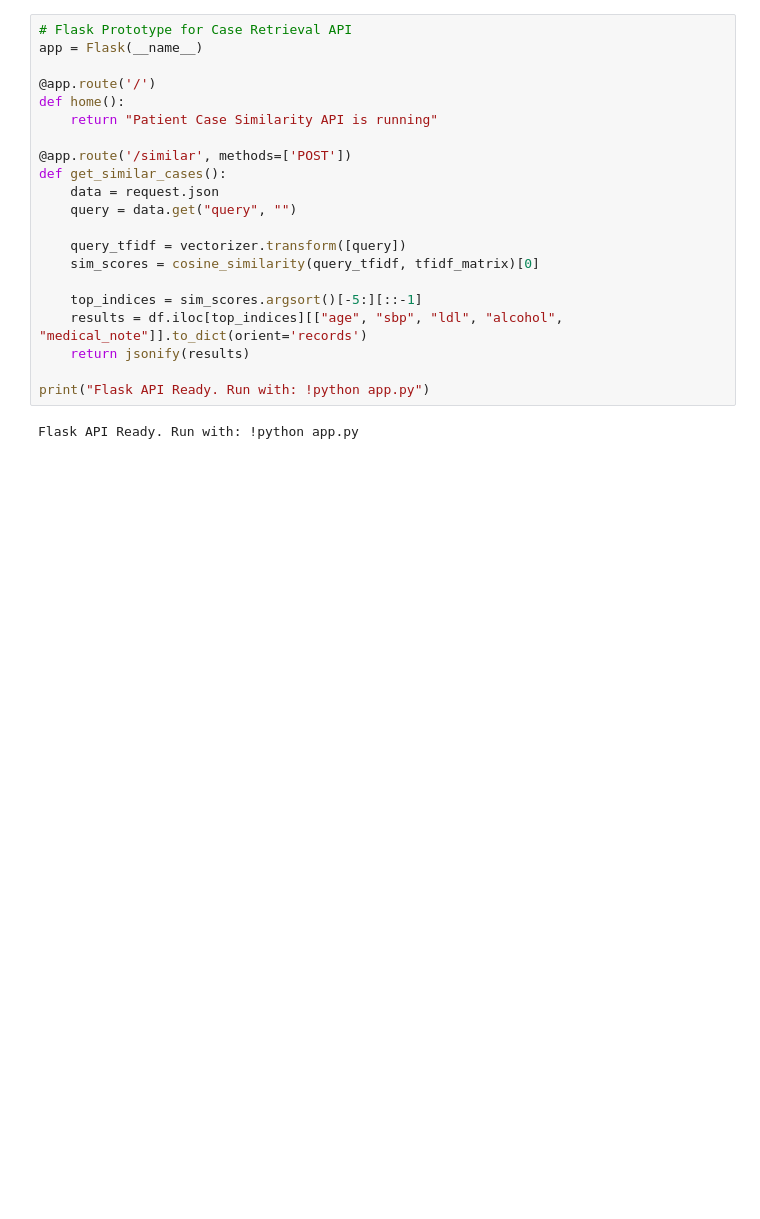
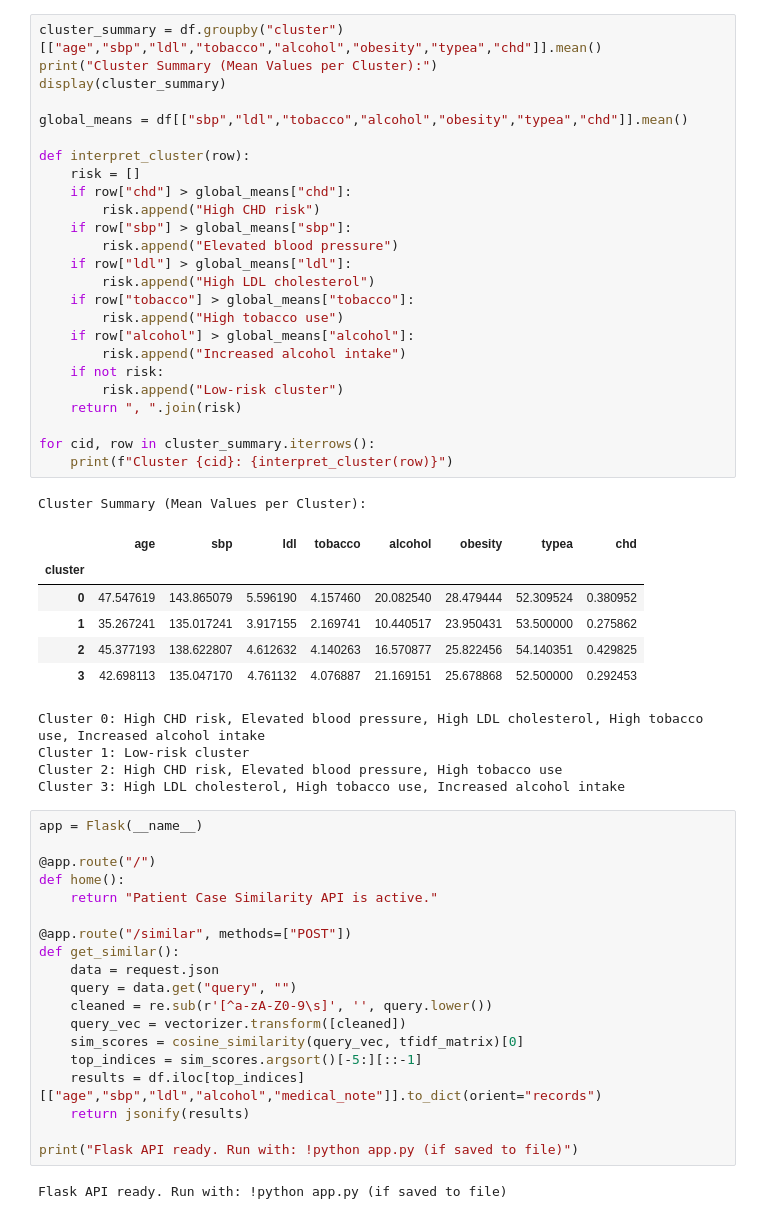
Before and after one commit to DeviSharanyaPasala/Patient-Case-Similarity, a Jupyter notebook: Patient_Case_Similarity.ipynb, the cells around one changed output. Saved outputs shown, nothing was run; the diff lists cells and outputs as text; blank space fills up the shorter version.

```diff
--- a/Patient_Case_Similarity.ipynb
+++ b/Patient_Case_Similarity.ipynb
@@ -187,23 +250,58 @@ plt.show()
+# %%
+cluster_summary = df.groupby("cluster")[["age","sbp","ldl","tobacco","alcohol","obesity","typea","chd"]].mean()
+print("Cluster Summary (Mean Values per Cluster):")
+display(cluster_summary)
+
+global_means = df[["sbp","ldl","tobacco","alcohol","obesity","typea","chd"]].mean()
+
+def interpret_cluster(row):
+    risk = []
+    if row["chd"] > global_means["chd"]:
+        risk.append("High CHD risk")
+    if row["sbp"] > global_means["sbp"]:
+        risk.append("Elevated blood pressure")
+    if row["ldl"] > global_means["ldl"]:
+        risk.append("High LDL cholesterol")
+    if row["tobacco"] > global_means["tobacco"]:
+        risk.append("High tobacco use")
+    if row["alcohol"] > global_means["alcohol"]:
+        risk.append("Increased alcohol intake")
+    if not risk:
+        risk.append("Low-risk cluster")
+    return ", ".join(risk)
+
+for cid, row in cluster_summary.iterrows():
+    print(f"Cluster {cid}: {interpret_cluster(row)}")
+# %% [output]
+Cluster Summary (Mean Values per Cluster):
+|  | age | sbp | ldl | tobacco | alcohol | obesity | typea | chd |
+| cluster |  |  |  |  |  |  |  |  |
+| 0 | 47.547619 | 143.865079 | 5.596190 | 4.157460 | 20.082540 | 28.479444 | 52.309524 | 0.380952 |
+| 1 | 35.267241 | 135.017241 | 3.917155 | 2.169741 | 10.440517 | 23.950431 | 53.500000 | 0.275862 |
+| 2 | 45.377193 | 138.622807 | 4.612632 | 4.140263 | 16.570877 | 25.822456 | 54.140351 | 0.429825 |
+| 3 | 42.698113 | 135.047170 | 4.761132 | 4.076887 | 21.169151 | 25.678868 | 52.500000 | 0.292453 |
+Cluster 0: High CHD risk, Elevated blood pressure, High LDL cholesterol, High tobacco use, Increased alcohol intake
+Cluster 1: Low-risk cluster
+Cluster 2: High CHD risk, Elevated blood pressure, High tobacco use
+Cluster 3: High LDL cholesterol, High tobacco use, Increased alcohol intake
 # %%
-# Flask Prototype for Case Retrieval API
 app = Flask(__name__)
 
-@app.route('/')
+@app.route("/")
 def home():
-    return "Patient Case Similarity API is running"
+    return "Patient Case Similarity API is active."
 
-@app.route('/similar', methods=['POST'])
-def get_similar_cases():
+@app.route("/similar", methods=["POST"])
+def get_similar():
     data = request.json
     query = data.get("query", "")
-
-    query_tfidf = vectorizer.transform([query])
-    sim_scores = cosine_similarity(query_tfidf, tfidf_matrix)[0]
-
+    cleaned = re.sub(r'[^a-zA-Z0-9\s]', '', query.lower())
+    query_vec = vectorizer.transform([cleaned])
+    sim_scores = cosine_similarity(query_vec, tfidf_matrix)[0]
     top_indices = sim_scores.argsort()[-5:][::-1]
-    results = df.iloc[top_indices][["age", "sbp", "ldl", "alcohol", "medical_note"]].to_dict(orient='records')
+    results = df.iloc[top_indices][["age","sbp","ldl","alcohol","medical_note"]].to_dict(orient="records")
     return jsonify(results)
 
-print("Flask API Ready. Run with: !python app.py")
+print("Flask API ready. Run with: !python app.py (if saved to file)")
 # %% [output]
-Flask API Ready. Run with: !python app.py
+Flask API ready. Run with: !python app.py (if saved to file)
```
Also changed, not shown: parts of 14 cells of this notebook.
